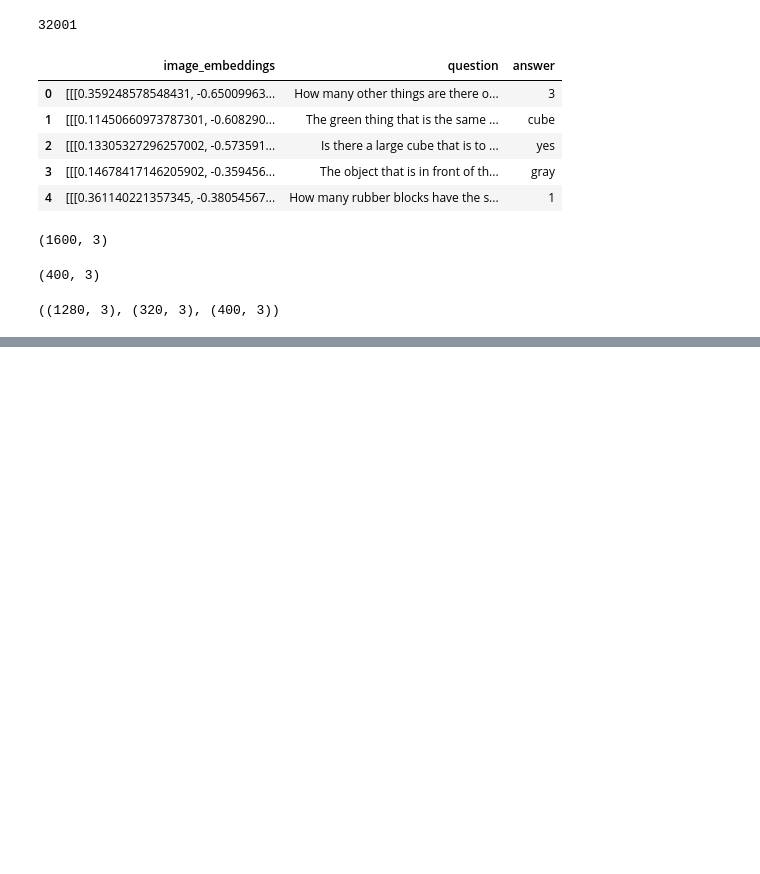
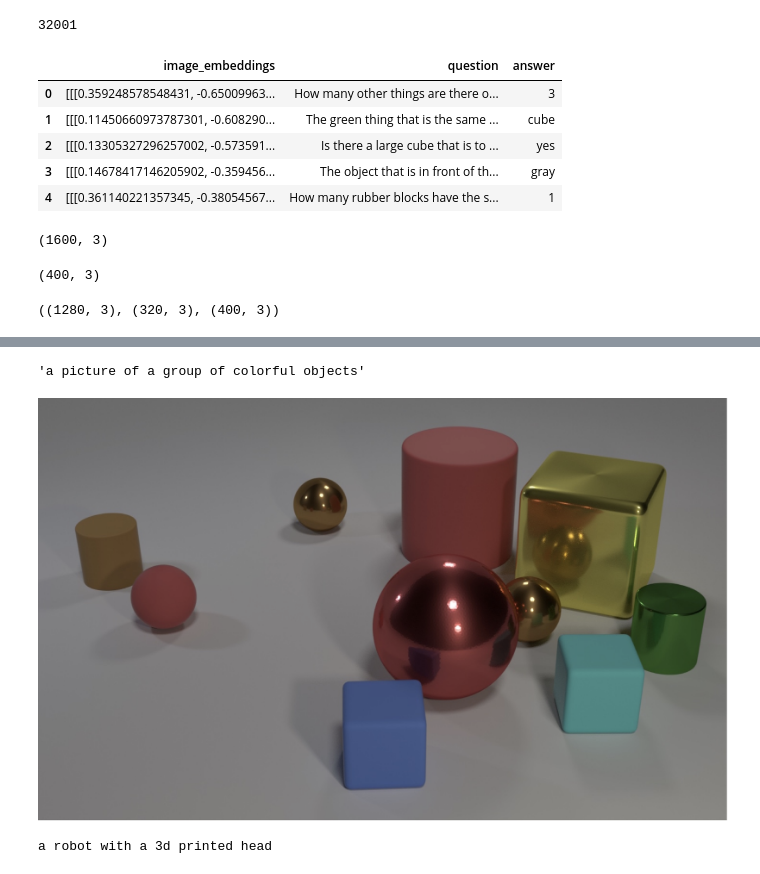
Before and after one commit to CMSC-818B/An-Open-Source-Path-to-Embodied-Multimodal-Intelligence, a Jupyter notebook: src/VQA-trainingv2.ipynb, the cells around one changed output, grey strips where cells are left out. Drawn from its saved outputs; the diff is of its cells as text; code cells hidden in the pictures; blank space fills up the shorter version.

```diff
--- a/src/VQA-trainingv2.ipynb
+++ b/src/VQA-trainingv2.ipynb
@@ -637,0 +699,35 @@ img
+# %%
+image = Image.open("./test-img-3.png").convert("RGB")
+text = "A picture of"
+
+inputs = processor(images=image, text=text, return_tensors="pt")
+
+outputs = model_blip2.generate(**inputs)
+processor.decode(outputs[0], skip_special_tokens=True)
+# %% [output]
+'a picture of a group of colorful objects'
+# %%
+image
+# %% [output]
+[figure, added]
+# %%
+from PIL import Image
+import requests
+from transformers import Blip2Processor, Blip2ForConditionalGeneration
+import torch
+
+processor = Blip2Processor.from_pretrained("Salesforce/blip2-opt-2.7b")
+model_blip2 = Blip2ForConditionalGeneration.from_pretrained(
+    "Salesforce/blip2-opt-2.7b", load_in_8bit=True, device_map={"": 0}, torch_dtype=torch.float16
+)  # doctest: +IGNORE_RESULT
+
+
+image = Image.open("./test-img.jpg")
+prompt = "Question: What do you see in the image? Answer:"
+inputs = processor(images=image, text=prompt, return_tensors="pt").to(device=0, dtype=torch.float16)
+
+generated_ids = model_blip2.generate(**inputs)
+generated_text = processor.batch_decode(generated_ids, skip_special_tokens=True)[0].strip()
+print(generated_text)
+# %% [output]
+a robot with a 3d printed head
```
Also changed, not shown: parts of 26 cells of this notebook, 14 other files.
